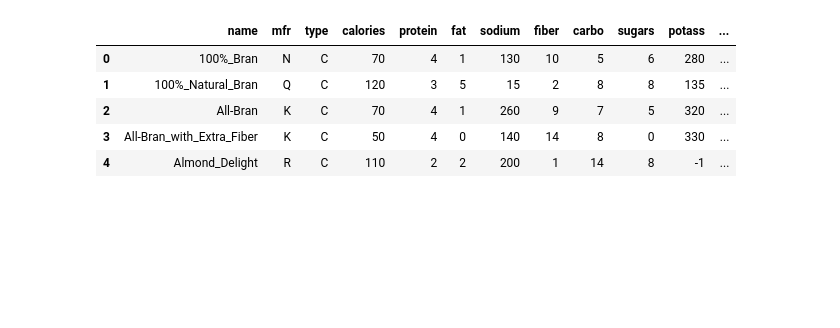
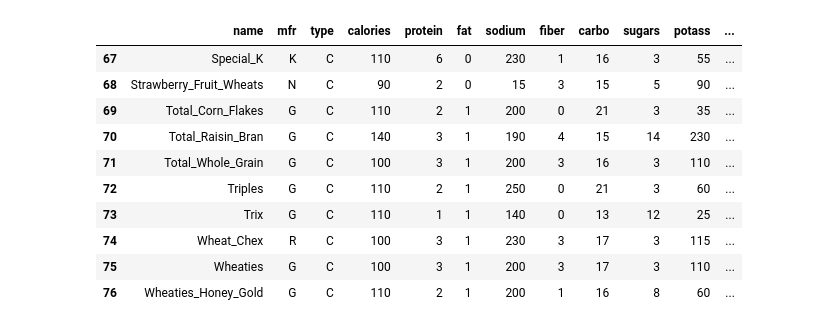
Before and after one commit to tiy-gvl-python/honey-nut-clusters, a Jupyter notebook: Klustering.ipynb, the cells around one changed output. Cells and saved outputs as stored; diff of their text form; code cells hidden in the pictures; blank space fills up the shorter version.

```diff
--- a/Klustering.ipynb
+++ b/Klustering.ipynb
@@ -8,13 +8,18 @@ import numpy as np
 # %%
 %matplotlib inline
 # %%
-cereal_data = pd.read_csv('cereals.csv')
+cereal_data = pd.read_csv('cereals.csv', na_values=-1).dropna()
-# %%
-cereal_data.head()
-# %% [output]
-|  | name | mfr | type | calories | protein | fat | sodium | fiber | carbo | sugars | potass | ... |
-| 0 | 100%_Bran | N | C | 70 | 4 | 1 | 130 | 10 | 5 | 6 | 280 | ... |
-| 1 | 100%_Natural_Bran | Q | C | 120 | 3 | 5 | 15 | 2 | 8 | 8 | 135 | ... |
-| 2 | All-Bran | K | C | 70 | 4 | 1 | 260 | 9 | 7 | 5 | 320 | ... |
-| 3 | All-Bran_with_Extra_Fiber | K | C | 50 | 4 | 0 | 140 | 14 | 8 | 0 | 330 | ... |
-| 4 | Almond_Delight | R | C | 110 | 2 | 2 | 200 | 1 | 14 | 8 | -1 | ... |
+# %%
+cereal_data.tail(10)
+# %% [output]
+|  | name | mfr | type | calories | protein | fat | sodium | fiber | carbo | sugars | potass | ... |
+| 67 | Special_K | K | C | 110 | 6 | 0 | 230 | 1 | 16 | 3 | 55 | ... |
+| 68 | Strawberry_Fruit_Wheats | N | C | 90 | 2 | 0 | 15 | 3 | 15 | 5 | 90 | ... |
+| 69 | Total_Corn_Flakes | G | C | 110 | 2 | 1 | 200 | 0 | 21 | 3 | 35 | ... |
+| 70 | Total_Raisin_Bran | G | C | 140 | 3 | 1 | 190 | 4 | 15 | 14 | 230 | ... |
+| 71 | Total_Whole_Grain | G | C | 100 | 3 | 1 | 200 | 3 | 16 | 3 | 110 | ... |
+| 72 | Triples | G | C | 110 | 2 | 1 | 250 | 0 | 21 | 3 | 60 | ... |
+| 73 | Trix | G | C | 110 | 1 | 1 | 140 | 0 | 13 | 12 | 25 | ... |
+| 74 | Wheat_Chex | R | C | 100 | 3 | 1 | 230 | 3 | 17 | 3 | 115 | ... |
+| 75 | Wheaties | G | C | 100 | 3 | 1 | 200 | 3 | 17 | 3 | 110 | ... |
+| 76 | Wheaties_Honey_Gold | G | C | 110 | 2 | 1 | 200 | 1 | 16 | 8 | 60 | ... |
```
Also changed, not shown: parts of 11 cells of this notebook.
